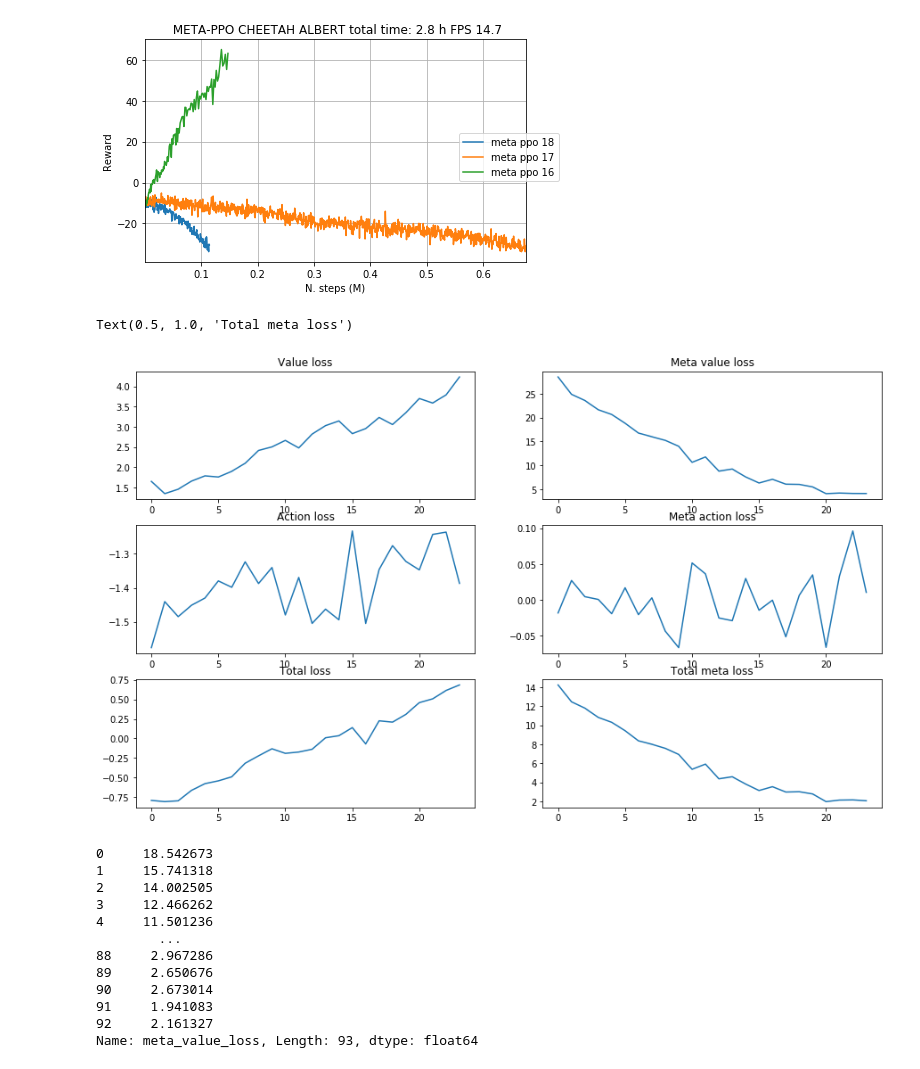
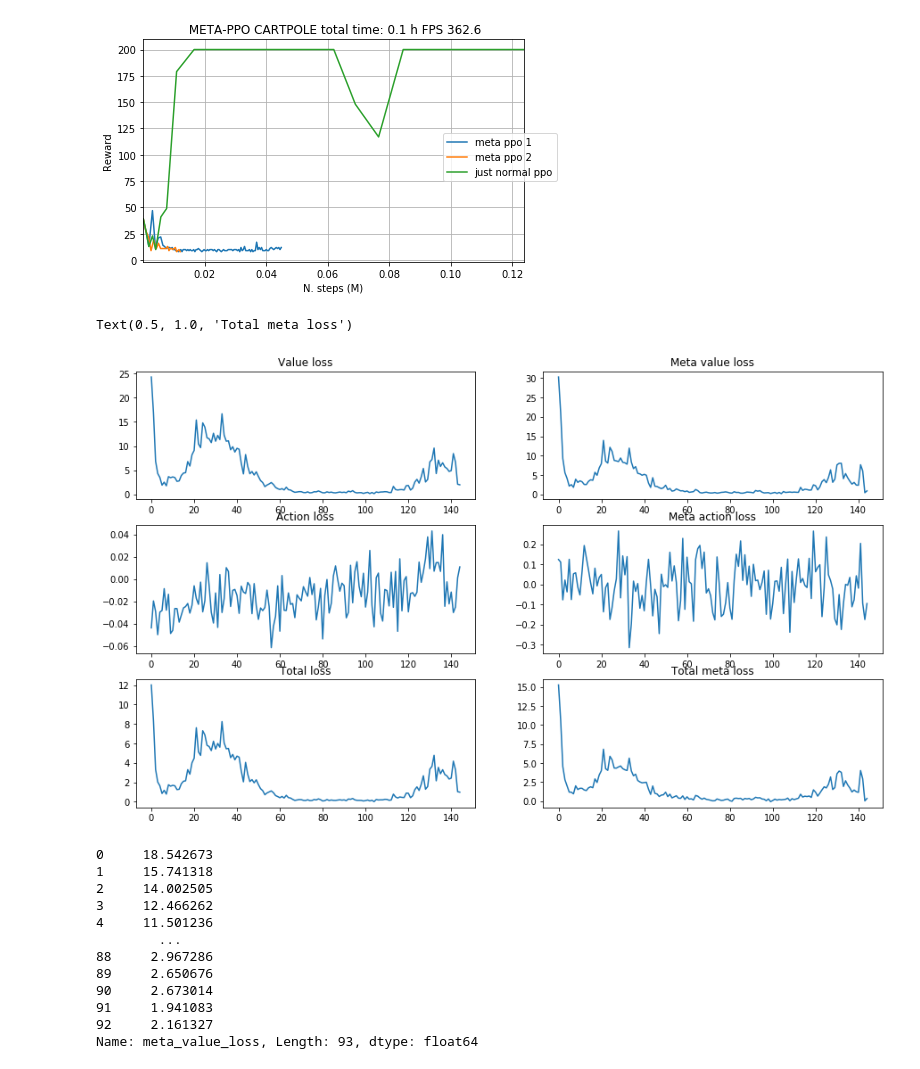
Before and after one commit to gabrielelibardi/meta_gradient_experiment, a Jupyter notebook: monitor.ipynb, the cells around one changed output. Cells and saved outputs as stored; diff of their text form; code cells hidden in the pictures.

```diff
--- a/monitor.ipynb
+++ b/monitor.ipynb
@@ -33,43 +33,48 @@ my_dir = 'RUNS/exp_meta_cheetah_13'
 
 
 
 fig = plt.figure(clear=True, figsize=(15,9))
 
 def plot_stuff(my_dir, label):
-    roll = 10
+    roll = 1
     df = get_data(my_dir)
     time_limit = 0
     total_time = df['t'].iloc[-1]
     total_steps = df['l'].sum()
     total_episodes = df['r'].size
 
     ax = plt.subplot(2, 2, 1)
-    ax.set_title(' {} total time: {:.1f} h FPS {:.1f}'.format('META-PPO CHEETAH ALBERT',total_time/3600, total_steps/total_time))
+    ax.set_title(' {} total time: {:.1f} h FPS {:.1f}'.format('META-PPO CARTPOLE',total_time/3600, total_steps/total_time))
     df[['f','r']].rolling(roll).mean().iloc[0:-1:40].plot('f','r',  ax=ax,label=label)
 
     ax.set_xlabel('N. steps (M)')
     ax.set_ylabel('Reward')
     #plt.xlim((0,1))
     #plt.ylim((0,100))
     ax.grid(True)
     #ax.legend(loc=4, prop={'size': 10})#
     ax.legend(bbox_to_anchor=(1.1, 0.6))
 
 #plot_stuff('RUNS/exp_meta_cheetah_13', 'meta ppo')
 #plot_stuff('RUNS/exp_meta_cheetah_11', 'normal ppo through the meta pipeline')
 #plot_stuff('../animal-ppo/RUNS/exp_cheetah_control_run_1', 'just normal ppo')
 #plot_stuff('RUNS/exp_meta_cheetah_12', 'meta ppo only one worker 1 bug?')
 #plot_stuff('RUNS/exp_meta_cheetah_14', 'meta ppo only one worker 2')
 #plot_stuff('RUNS/exp_meta_cheetah_15', 'meta ppo only one worker 3')
-plot_stuff('RUNS/exp_meta_cheetah_18', 'meta ppo 18')
-plot_stuff('RUNS/exp_meta_cheetah_17', 'meta ppo 17')
-plot_stuff('RUNS/exp_meta_cheetah_16', 'meta ppo 16')
+#plot_stuff('RUNS/exp_meta_cheetah_18', 'meta ppo 18')
+#plot_stuff('RUNS/exp_meta_cheetah_17', 'meta ppo 17')
+#plot_stuff('RUNS/exp_meta_cheetah_16', 'meta ppo 16')
+plot_stuff('RUNS/exp_meta_cart_pole_1', 'meta ppo 1')
+plot_stuff('RUNS/exp_meta_cart_pole_2', 'meta ppo 2')
+plot_stuff('../animal-ppo/RUNS/exp_cartpole_control_run_1', 'just normal ppo')
+
+#plot_stuff('RUNS/exp_meta_reacher_102', 'meta ppo 19')
 # %% [output]
-[figure, old version]
+[figure, new version]
 # %%
 my_dir = 'RUNS/exp_test_ll_10/loss_monitor/loss_monitor.csv'
 my_dir = 'RUNS/exp_test_reacher_meta_6/loss_monitor/loss_monitor.csv'
-my_dir = 'RUNS/exp_meta_hopper_1/loss_monitor/loss_monitor.csv'
+my_dir = 'RUNS/exp_meta_cheetah_16/loss_monitor/loss_monitor.csv'
 data = pd.read_csv(my_dir)
 fig, axs = plt.subplots(3, 2, figsize=(15,9))
 axs[0, 0].plot(data['V_loss'])
@@ -86,7 +91,7 @@ axs[2, 1].plot(data['meta_loss'])
 axs[2, 1].set_title('Total meta loss')
 # %% [output]
 Text(0.5, 1.0, 'Total meta loss')
-[figure, old version]
+[figure, new version]
 # %%
 data['meta_value_loss']
 # %% [output]
```
Also changed, not shown: 5 other files.
